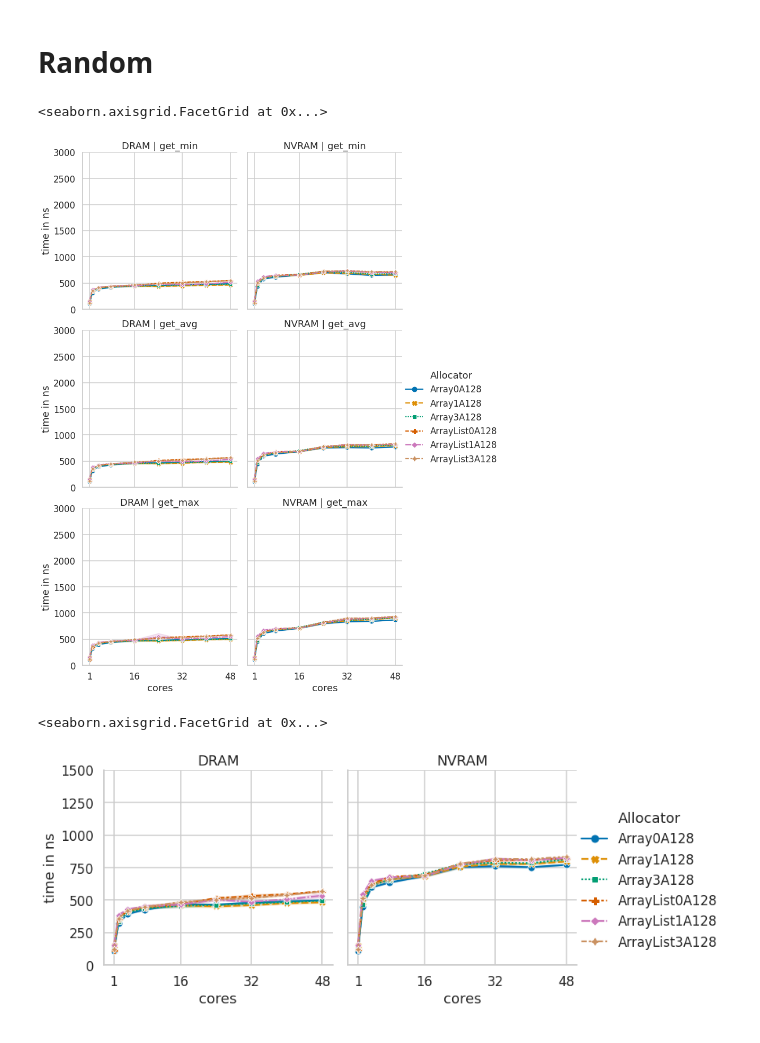
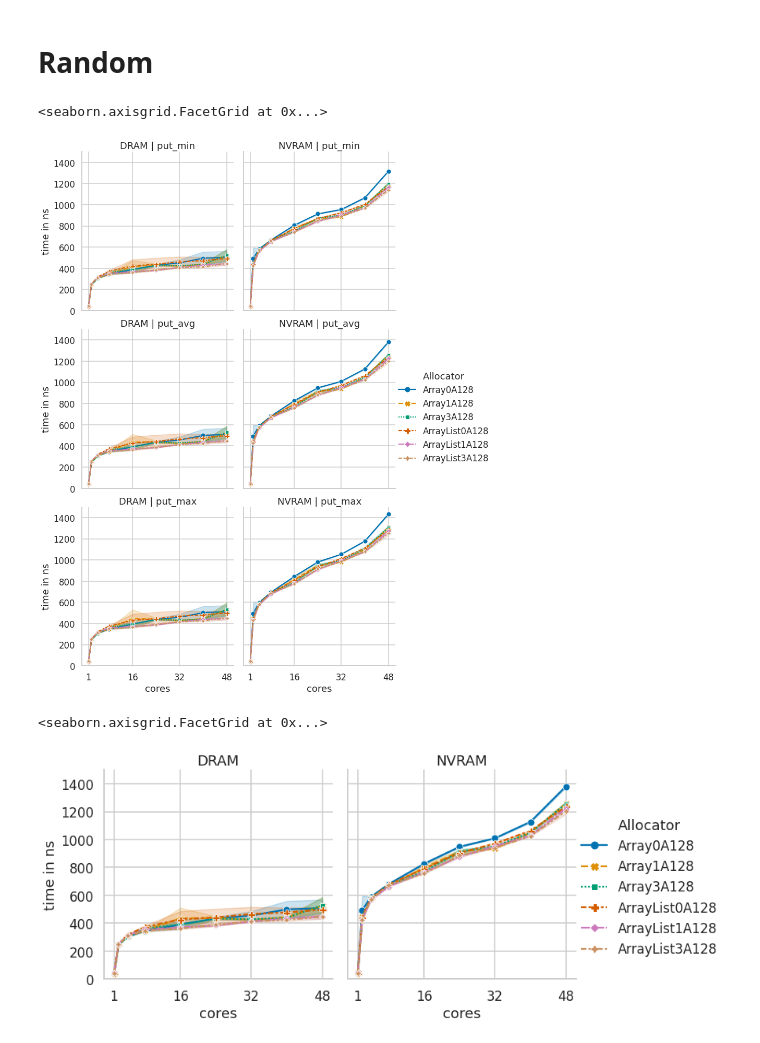
Before and after one commit to luhsra/llfree-rs, a Jupyter notebook: results/atom-raw.ipynb, the cells around one changed output. Saved outputs shown, nothing was run; the diff lists cells and outputs as text; code cells hidden in the pictures.

```diff
--- a/results/atom-raw.ipynb
+++ b/results/atom-raw.ipynb
@@ -116,44 +116,44 @@ pd["mem"] = "NVRAM"
 
 pgd = pandas.concat([vd, pd], ignore_index=True)
 pgd["cores"] = pgd["x"]
-pgd = pgd[["cores", "alloc", "get_min", "get_avg", "get_max", "mem"]].melt(
+pgd = pgd[["cores", "alloc", "put_min", "put_avg", "put_max", "mem"]].melt(
     id_vars=["cores", "alloc", "mem"],
-    value_vars=["get_min", "get_avg", "get_max"], value_name="time")
+    value_vars=["put_min", "put_avg", "put_max"], value_name="time")
 
 order = allocs(["Array", "ArrayList"], ["0", "1", "3"], ["A128"])
 g = sns.relplot(data=pgd, x="cores", y="time", kind="line",
                 style="alloc", hue="alloc", markers=True, col="mem", row="variable",
                 style_order=order, hue_order=order)
 g.set(xticks=[1, 16, 32, 48])
-g.set(ylim=(0, 3000))
+g.set(ylim=(0, 1500))
 g.legend.set_title("Allocator")
 g.set_titles("{col_name} | {row_name}")
 g.set(xlabel="cores")
 g.set(ylabel="time in ns")
 # %% [output]
 <seaborn.axisgrid.FacetGrid at 0x...>
-[figure, old version]
+[figure, new version]
 # %%
 vd = pandas.read_csv(f"{dir}/rand_v.csv")
 vd["mem"] = "DRAM"
 pd = data = pandas.read_csv(f"{dir}/rand_p.csv")
 pd["mem"] = "NVRAM"
 data = pandas.concat([vd, pd], ignore_index=True)
 data["cores"] = data["x"]
 
 # data = data.groupby(["cores", "alloc", "mem"]).min()
 order = allocs(["Array", "ArrayList"], ["0", "1", "3"], ["A128"])
-g = sns.relplot(data=data, x="x", y="get_avg", kind="line",
+g = sns.relplot(data=data, x="x", y="put_avg", kind="line",
                 style="alloc", hue="alloc", markers=True, col="mem",
                 style_order=order, hue_order=order)
 
 g.set(xticks=[1, 16, 32, 48])
 g.set(ylim=(0, 1500))
 # g.set(xlim=(1, 17))
 g.legend.set_title("Allocator")
 g.set(xlabel="cores")
 g.set(ylabel="time in ns")
 g.set_titles("{col_name}")
 # %% [output]
 <seaborn.axisgrid.FacetGrid at 0x...>
-[figure, old version]
+[figure, new version]
```
Also changed, not shown: parts of 4 cells of this notebook, 3 other files.
